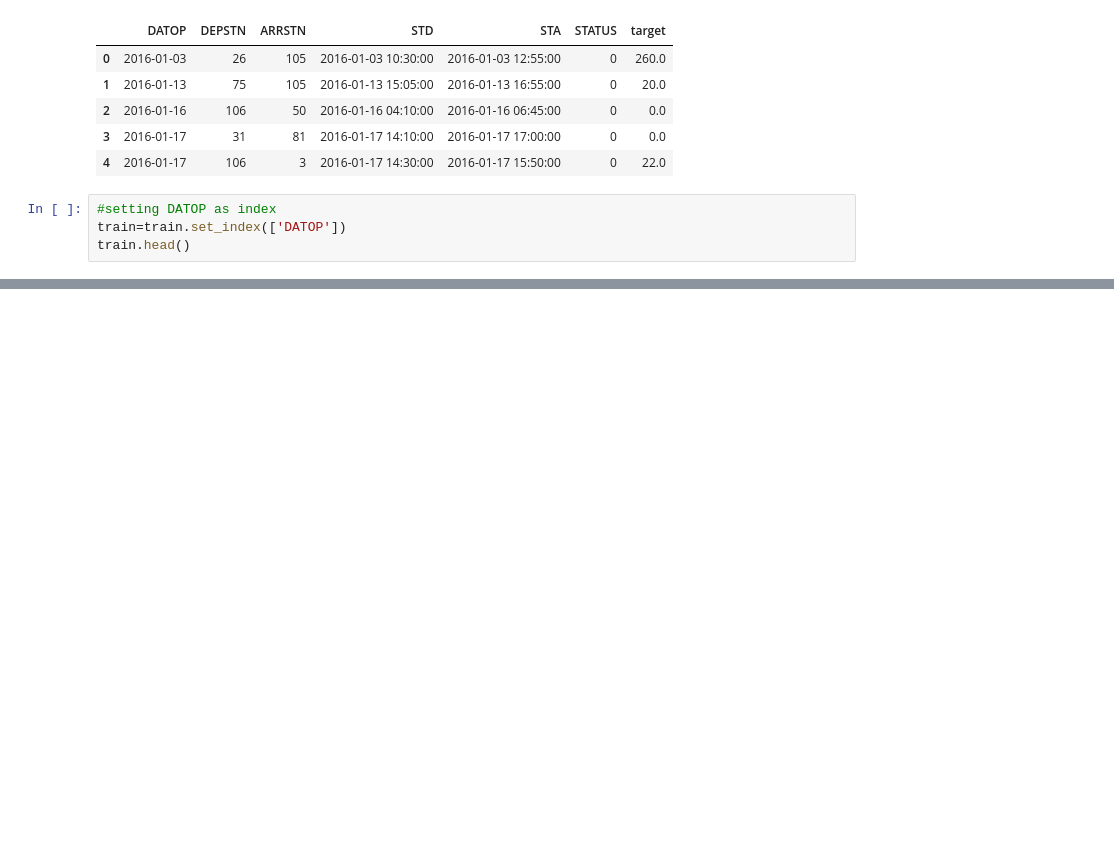
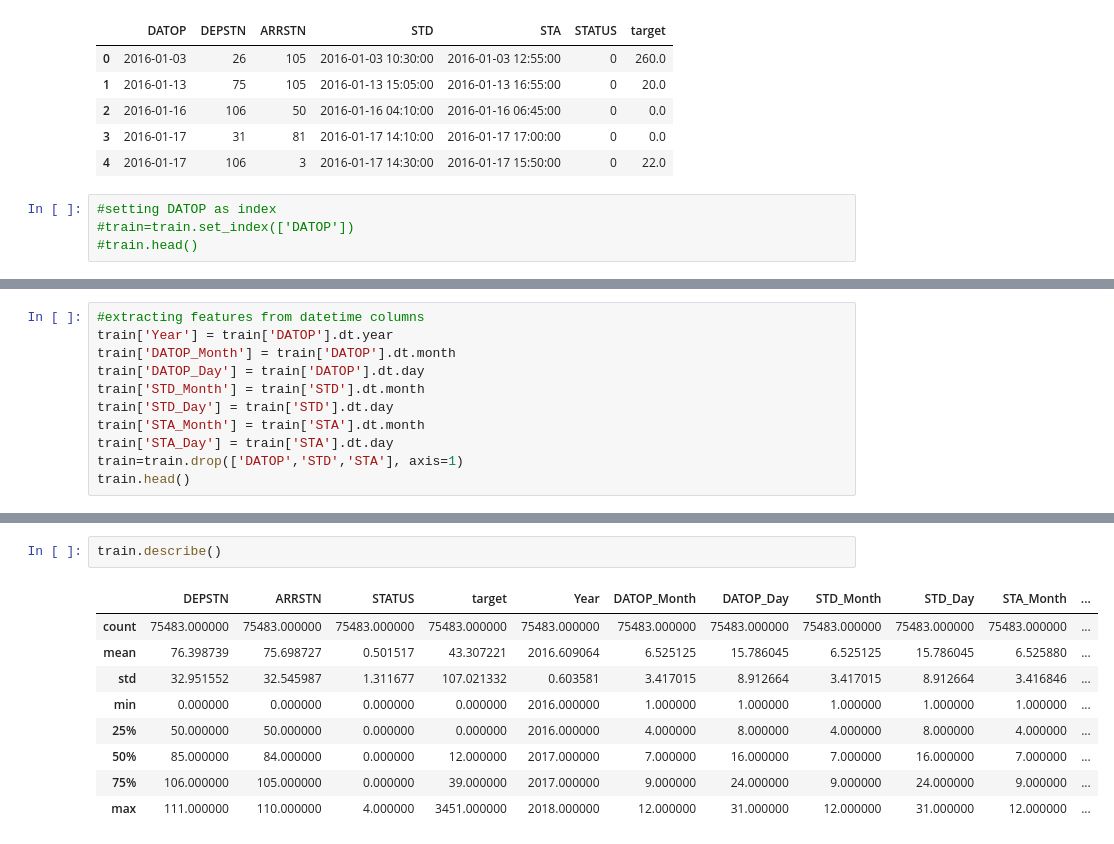
Before and after one commit to rkamulegeya/flight_delay_prediction, a Jupyter notebook: work.ipynb, the cells around one changed output, grey strips where cells are left out. Saved outputs shown, nothing was run; the diff lists cells and outputs as text; blank space fills up the shorter version.

```diff
--- a/work.ipynb
+++ b/work.ipynb
@@ -233,5 +234,5 @@ train.head()
 | 4 | 2016-01-17 | 106 | 3 | 2016-01-17 14:30:00 | 2016-01-17 15:50:00 | 0 | 22.0 |
 # %%
 #setting DATOP as index
-train=train.set_index(['DATOP'])
-train.head()
+#train=train.set_index(['DATOP'])
+#train.head()
@@ -245,0 +241,11 @@ train.head()
+# %%
+#extracting features from datetime columns
+train['Year'] = train['DATOP'].dt.year
+train['DATOP_Month'] = train['DATOP'].dt.month
+train['DATOP_Day'] = train['DATOP'].dt.day
+train['STD_Month'] = train['STD'].dt.month
+train['STD_Day'] = train['STD'].dt.day
+train['STA_Month'] = train['STA'].dt.month
+train['STA_Day'] = train['STA'].dt.day
+train=train.drop(['DATOP','STD','STA'], axis=1)
+train.head()
@@ -245,0 +259,12 @@ train.head()
+# %%
+train.describe()
+# %% [output]
+|  | DEPSTN | ARRSTN | STATUS | target | Year | DATOP_Month | DATOP_Day | STD_Month | STD_Day | STA_Month | ... |
+| count | 75483.000000 | 75483.000000 | 75483.000000 | 75483.000000 | 75483.000000 | 75483.000000 | 75483.000000 | 75483.000000 | 75483.000000 | 75483.000000 | ... |
+| mean | 76.398739 | 75.698727 | 0.501517 | 43.307221 | 2016.609064 | 6.525125 | 15.786045 | 6.525125 | 15.786045 | 6.525880 | ... |
+| std | 32.951552 | 32.545987 | 1.311677 | 107.021332 | 0.603581 | 3.417015 | 8.912664 | 3.417015 | 8.912664 | 3.416846 | ... |
+| min | 0.000000 | 0.000000 | 0.000000 | 0.000000 | 2016.000000 | 1.000000 | 1.000000 | 1.000000 | 1.000000 | 1.000000 | ... |
+| 25% | 50.000000 | 50.000000 | 0.000000 | 0.000000 | 2016.000000 | 4.000000 | 8.000000 | 4.000000 | 8.000000 | 4.000000 | ... |
+| 50% | 85.000000 | 84.000000 | 0.000000 | 12.000000 | 2017.000000 | 7.000000 | 16.000000 | 7.000000 | 16.000000 | 7.000000 | ... |
+| 75% | 106.000000 | 105.000000 | 0.000000 | 39.000000 | 2017.000000 | 9.000000 | 24.000000 | 9.000000 | 24.000000 | 9.000000 | ... |
+| max | 111.000000 | 110.000000 | 4.000000 | 3451.000000 | 2018.000000 | 12.000000 | 31.000000 | 12.000000 | 31.000000 | 12.000000 | ... |
```
Also changed, not shown: parts of 9 cells of this notebook.
